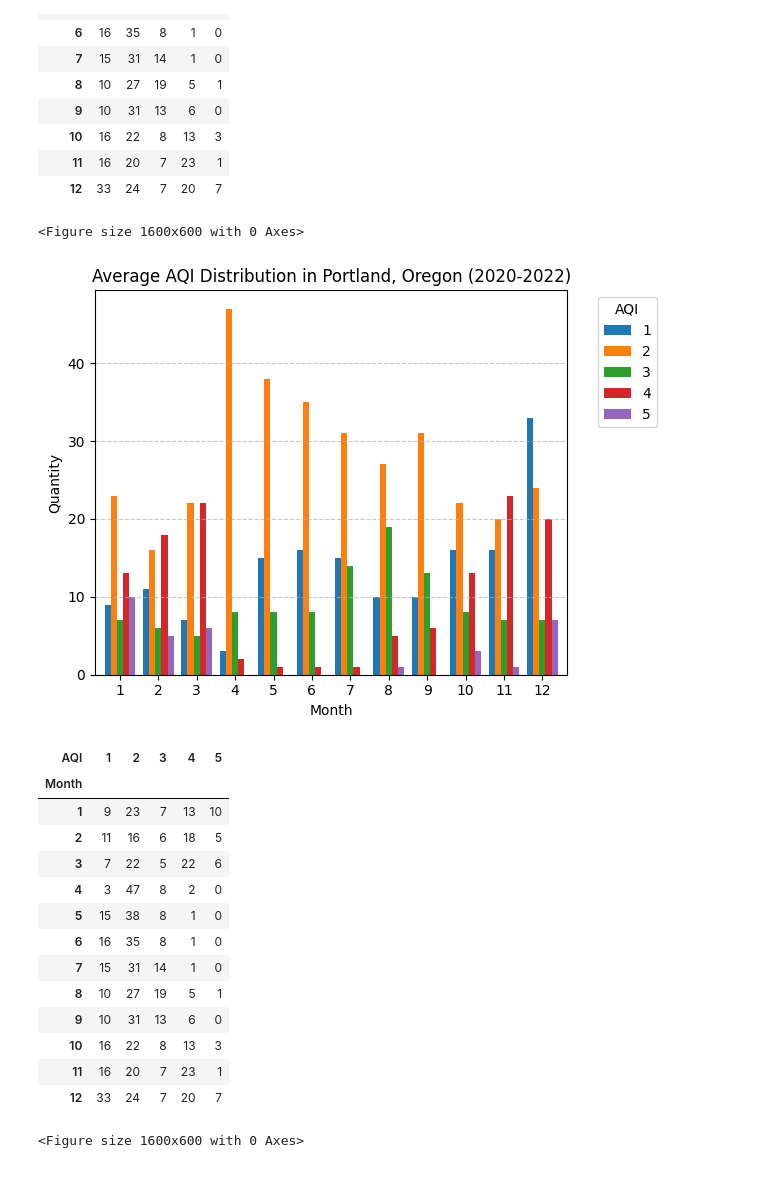
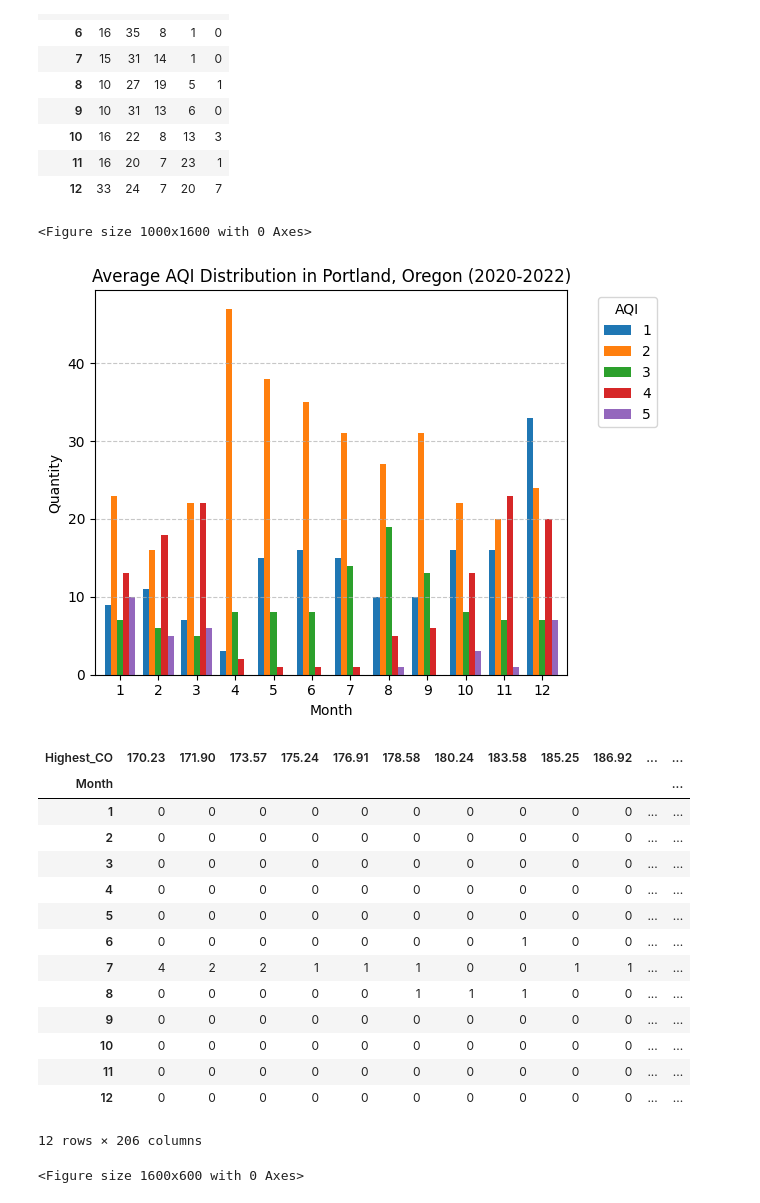
Before and after one commit to ctetreault13/Project-1-Oregon-Fire-and-wheel, a Jupyter notebook: fire data.ipynb, the cells around one changed output. Cells and saved outputs as stored; diff of their text form; code cells hidden in the pictures.

```diff
--- a/fire data.ipynb
+++ b/fire data.ipynb
@@ -149,7 +149,7 @@ monthly_aqi_counts
 monthly_aqi_counts = portland_df.groupby(['Month', 'AQI']).size().unstack(fill_value=0)
 
 # Create a side-by-side bar chart for AQI counts for each month
-plt.figure(figsize=(16, 6))
+plt.figure(figsize=(10, 16))
 monthly_aqi_counts.plot(kind='bar', width=0.8)
 plt.xlabel("Month")
 plt.ylabel("Quantity")
@@ -160,7 +160,7 @@ plt.grid(axis='y', linestyle='--', alpha=0.7)
 plt.tight_layout()
 plt.show()
 # %% [output]
-<Figure size 1600x600 with 0 Axes>
+<Figure size 1000x1600 with 0 Axes>
 [figure]
 # %%
 def get_air_quality_data(api_key, lat, lon, start_epoch, end_epoch):
@@ -170,58 +170,59 @@ def get_air_quality_data(api_key, lat, lon, start_epoch, end_epoch):
     return data
 
 def extract_air_quality_data(data):
     air_quality_data = []
-    daily_max_aqi = {}  # To store the greatest AQI value for each day
+    daily_max_co = {}  # To store the highest CO value for each day
 
     for item in data["list"]:
         timestamp = pd.Timestamp.fromtimestamp(item["dt"])
         date = timestamp.date()
-        aqi = item["main"]["aqi"]
+        co_value = item["components"]["co"]
 
-        # Keep track of the greatest AQI value for each day
-        if date in daily_max_aqi:
-            daily_max_aqi[date] = max(daily_max_aqi[date], aqi)
+        # Keep track of the highest CO value for each day
+        if date in daily_max_co:
+            daily_max_co[date] = max(daily_max_co[date], co_value)
         else:
-            daily_max_aqi[date] = aqi
+            daily_max_co[date] = co_value
 
-    for date, max_aqi in daily_max_aqi.items():
+    for date, max_co_value in daily_max_co.items():
         air_quality_data.append({
             "Date": date,
             "Year": date.year,
             "Month": date.month,
-            "AQI": max_aqi,
+            "Highest_CO": max_co_value,
         })
 
     return air_quality_data
 
 lat = 45.523064  # Bend, Oregon latitude
 lon = -122.676483  # Bend, Oregon longitude
 start_epoch = 1483228800  # January 1, 2020, 00:00:00 UTC
 end_epoch = 1672435199  # December 31, 2022, 23:59:59 UTC
 
 data = get_air_quality_data(api_key, lat, lon, start_epoch, end_epoch)
 bend_air_quality_data = extract_air_quality_data(data)
 bend_df = pd.DataFrame(bend_air_quality_data)
 
-# Group data by Month and AQI, and calculate the count for each combination
-monthly_aqi_counts = bend_df.groupby(['Month', 'AQI']).size().unstack(fill_value=0)
+# Group data by Month and Highest_CO, and calculate the count for each combination
+monthly_highest_co_counts = bend_df.groupby(['Month', 'Highest_CO']).size().unstack(fill_value=0)
 
-monthly_aqi_counts
+monthly_highest_co_counts
 # %% [output]
-| AQI | 1 | 2 | 3 | 4 | 5 |
-| Month |  |  |  |  |  |
-| 1 | 9 | 23 | 7 | 13 | 10 |
-| 2 | 11 | 16 | 6 | 18 | 5 |
-| 3 | 7 | 22 | 5 | 22 | 6 |
-| 4 | 3 | 47 | 8 | 2 | 0 |
-| 5 | 15 | 38 | 8 | 1 | 0 |
-| 6 | 16 | 35 | 8 | 1 | 0 |
-| 7 | 15 | 31 | 14 | 1 | 0 |
-| 8 | 10 | 27 | 19 | 5 | 1 |
-| 9 | 10 | 31 | 13 | 6 | 0 |
-| 10 | 16 | 22 | 8 | 13 | 3 |
-| 11 | 16 | 20 | 7 | 23 | 1 |
-| 12 | 33 | 24 | 7 | 20 | 7 |
+| Highest_CO | 170.23 | 171.90 | 173.57 | 175.24 | 176.91 | 178.58 | 180.24 | 183.58 | 185.25 | 186.92 | ... | ... |
+| Month |  |  |  |  |  |  |  |  |  |  |  | ... |
+| 1 | 0 | 0 | 0 | 0 | 0 | 0 | 0 | 0 | 0 | 0 | ... | ... |
+| 2 | 0 | 0 | 0 | 0 | 0 | 0 | 0 | 0 | 0 | 0 | ... | ... |
+| 3 | 0 | 0 | 0 | 0 | 0 | 0 | 0 | 0 | 0 | 0 | ... | ... |
+| 4 | 0 | 0 | 0 | 0 | 0 | 0 | 0 | 0 | 0 | 0 | ... | ... |
+| 5 | 0 | 0 | 0 | 0 | 0 | 0 | 0 | 0 | 0 | 0 | ... | ... |
+| 6 | 0 | 0 | 0 | 0 | 0 | 0 | 0 | 1 | 0 | 0 | ... | ... |
+| 7 | 4 | 2 | 2 | 1 | 1 | 1 | 0 | 0 | 1 | 1 | ... | ... |
+| 8 | 0 | 0 | 0 | 0 | 0 | 1 | 1 | 1 | 0 | 0 | ... | ... |
+| 9 | 0 | 0 | 0 | 0 | 0 | 0 | 0 | 0 | 0 | 0 | ... | ... |
+| 10 | 0 | 0 | 0 | 0 | 0 | 0 | 0 | 0 | 0 | 0 | ... | ... |
+| 11 | 0 | 0 | 0 | 0 | 0 | 0 | 0 | 0 | 0 | 0 | ... | ... |
+| 12 | 0 | 0 | 0 | 0 | 0 | 0 | 0 | 0 | 0 | 0 | ... | ... |
+12 rows × 206 columns
 # %%
 # Group data by Month and AQI, and calculate the count for each combination
 monthly_aqi_counts = bend_df.groupby(['Month', 'AQI']).size().unstack(fill_value=0)
```
